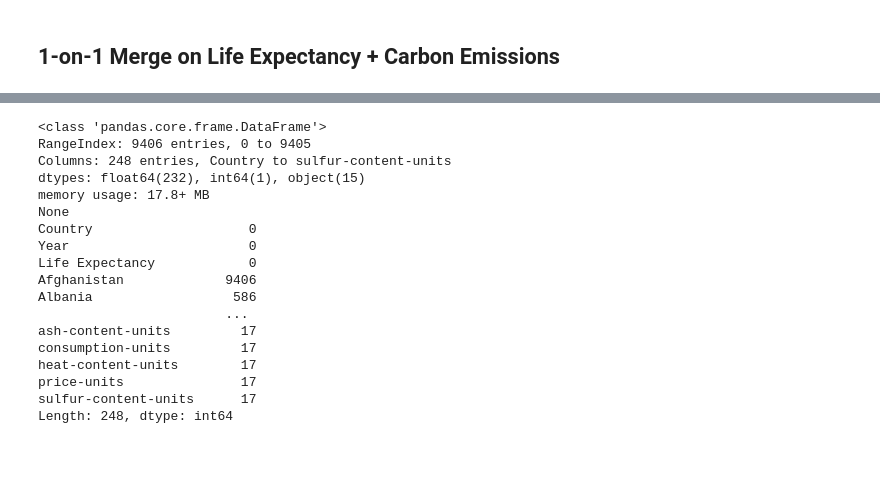
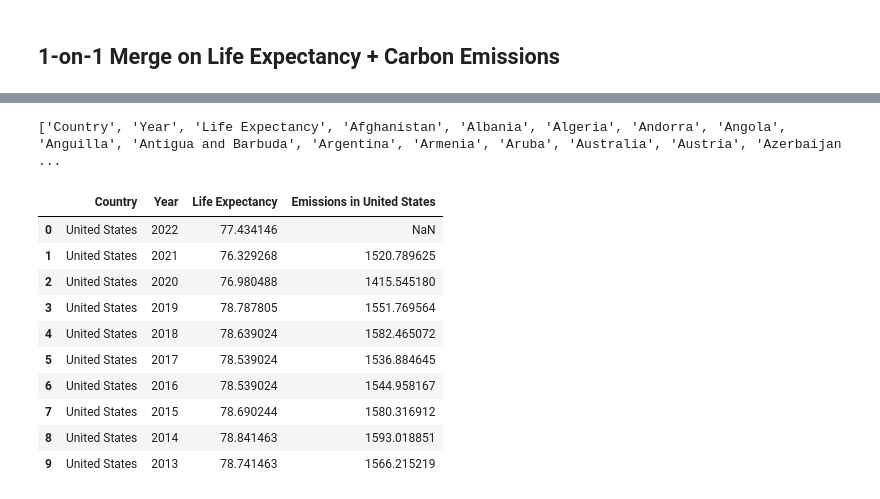
Before and after one commit to sadiq937/Shaik_DM, a Jupyter notebook: PS3.ipynb, the cells around one changed output, grey strips where cells are left out. Saved outputs shown, nothing was run; the diff lists cells and outputs as text; code cells hidden in the pictures; blank space fills up the shorter version.

```diff
--- a/PS3.ipynb
+++ b/PS3.ipynb
@@ -328,22 +236,25 @@ print(final_df.head())
-# %%
-print(final_df.info())  # Check data types and missing values
-print(final_df.isnull().sum())  # See where data is missing
-# %% [output]
-<class 'pandas.core.frame.DataFrame'>
-RangeIndex: 9406 entries, 0 to 9405
-Columns: 248 entries, Country to sulfur-content-units
-dtypes: float64(232), int64(1), object(15)
-memory usage: 17.8+ MB
-None
-Country                    0
-Year                       0
-Life Expectancy            0
-Afghanistan             9406
-Albania                  586
-                        ...
-ash-content-units         17
-consumption-units         17
-heat-content-units        17
-price-units               17
-sulfur-content-units      17
-Length: 248, dtype: int64
+# %%
+# Print all column names
+print(list(first_merged_df.columns))
+# %% [output]
+['Country', 'Year', 'Life Expectancy', 'Afghanistan', 'Albania', 'Algeria', 'Andorra', 'Angola', 'Anguilla', 'Antigua and Barbuda', 'Argentina', 'Armenia', 'Aruba', 'Australia', 'Austria', 'Azerbaijan ...
+# %%
+# Rename the "USA" column to "United States"
+first_merged_df = first_merged_df.rename(columns={"USA": "United States"})
+# %%
+# Keep only the relevant columns: "Country", "Year", "Life Expectancy", and "United States"
+first_merged_df = first_merged_df.filter(items=["Country", "Year", "Life Expectancy", "United States"])
+first_merged_df = first_merged_df.rename(columns={"United States": "Emissions in United States"})
+first_merged_df.head(10)
+# %% [output]
+|  | Country | Year | Life Expectancy | Emissions in United States |
+| 0 | United States | 2022 | 77.434146 | NaN |
+| 1 | United States | 2021 | 76.329268 | 1520.789625 |
+| 2 | United States | 2020 | 76.980488 | 1415.545180 |
+| 3 | United States | 2019 | 78.787805 | 1551.769564 |
+| 4 | United States | 2018 | 78.639024 | 1582.465072 |
+| 5 | United States | 2017 | 78.539024 | 1536.884645 |
+| 6 | United States | 2016 | 78.539024 | 1544.958167 |
+| 7 | United States | 2015 | 78.690244 | 1580.316912 |
+| 8 | United States | 2014 | 78.841463 | 1593.018851 |
+| 9 | United States | 2013 | 78.741463 | 1566.215219 |
```
Also changed, not shown: parts of 16 cells of this notebook.
